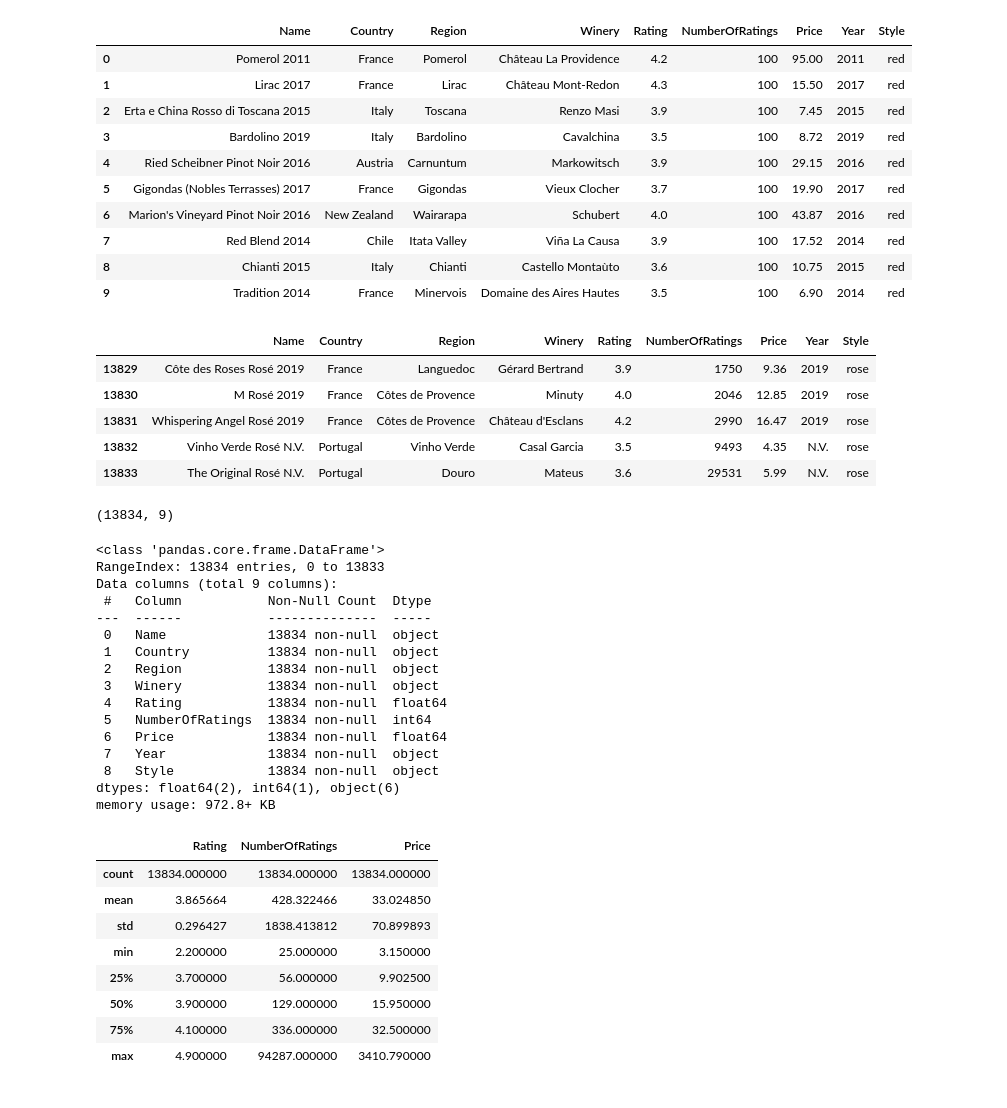
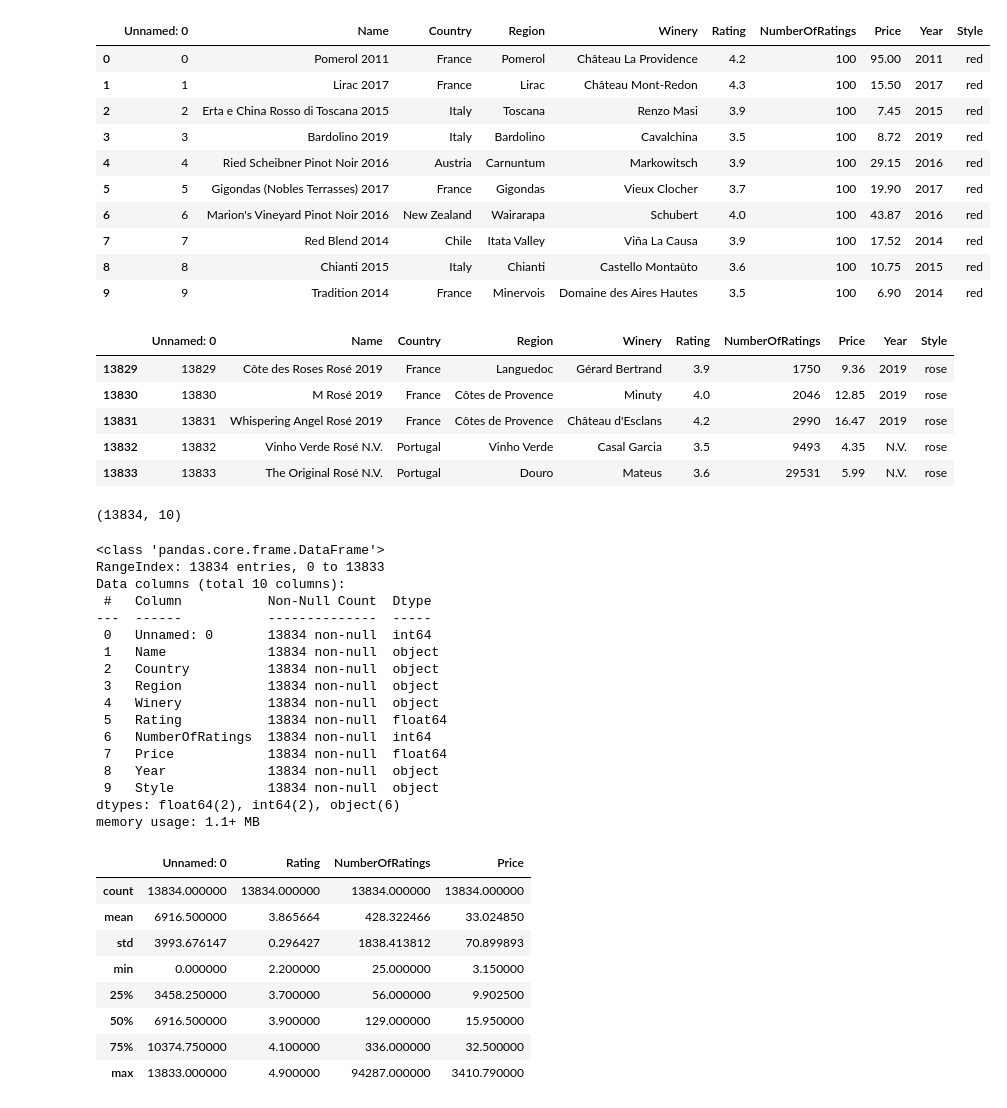
Before and after one commit to abd1bayev/My-Vivino, a Jupyter notebook: my_vivino.ipynb, the cells around one changed output. Drawn from its saved outputs; the diff is of its cells as text; code cells hidden in the pictures.

Commit message:
to csv 4 data

```diff
--- a/my_vivino.ipynb
+++ b/my_vivino.ipynb
@@ -18,61 +7,63 @@ wines =  pd.concat([redvino, white, sparkling, rosevino], ignore_index=True)
 # %%
+wines = pd.read_csv("Vivino_data.csv")
 wines.head(10)
 # %% [output]
-|  | Name | Country | Region | Winery | Rating | NumberOfRatings | Price | Year | Style |
-| 0 | Pomerol 2011 | France | Pomerol | Château La Providence | 4.2 | 100 | 95.00 | 2011 | red |
-| 1 | Lirac 2017 | France | Lirac | Château Mont-Redon | 4.3 | 100 | 15.50 | 2017 | red |
-| 2 | Erta e China Rosso di Toscana 2015 | Italy | Toscana | Renzo Masi | 3.9 | 100 | 7.45 | 2015 | red |
-| 3 | Bardolino 2019 | Italy | Bardolino | Cavalchina | 3.5 | 100 | 8.72 | 2019 | red |
-| 4 | Ried Scheibner Pinot Noir 2016 | Austria | Carnuntum | Markowitsch | 3.9 | 100 | 29.15 | 2016 | red |
-| 5 | Gigondas (Nobles Terrasses) 2017 | France | Gigondas | Vieux Clocher | 3.7 | 100 | 19.90 | 2017 | red |
-| 6 | Marion's Vineyard Pinot Noir 2016 | New Zealand | Wairarapa | Schubert | 4.0 | 100 | 43.87 | 2016 | red |
-| 7 | Red Blend 2014 | Chile | Itata Valley | Viña La Causa | 3.9 | 100 | 17.52 | 2014 | red |
-| 8 | Chianti 2015 | Italy | Chianti | Castello Montaùto | 3.6 | 100 | 10.75 | 2015 | red |
-| 9 | Tradition 2014 | France | Minervois | Domaine des Aires Hautes | 3.5 | 100 | 6.90 | 2014 | red |
+|  | Unnamed: 0 | Name | Country | Region | Winery | Rating | NumberOfRatings | Price | Year | Style |
+| 0 | 0 | Pomerol 2011 | France | Pomerol | Château La Providence | 4.2 | 100 | 95.00 | 2011 | red |
+| 1 | 1 | Lirac 2017 | France | Lirac | Château Mont-Redon | 4.3 | 100 | 15.50 | 2017 | red |
+| 2 | 2 | Erta e China Rosso di Toscana 2015 | Italy | Toscana | Renzo Masi | 3.9 | 100 | 7.45 | 2015 | red |
+| 3 | 3 | Bardolino 2019 | Italy | Bardolino | Cavalchina | 3.5 | 100 | 8.72 | 2019 | red |
+| 4 | 4 | Ried Scheibner Pinot Noir 2016 | Austria | Carnuntum | Markowitsch | 3.9 | 100 | 29.15 | 2016 | red |
+| 5 | 5 | Gigondas (Nobles Terrasses) 2017 | France | Gigondas | Vieux Clocher | 3.7 | 100 | 19.90 | 2017 | red |
+| 6 | 6 | Marion's Vineyard Pinot Noir 2016 | New Zealand | Wairarapa | Schubert | 4.0 | 100 | 43.87 | 2016 | red |
+| 7 | 7 | Red Blend 2014 | Chile | Itata Valley | Viña La Causa | 3.9 | 100 | 17.52 | 2014 | red |
+| 8 | 8 | Chianti 2015 | Italy | Chianti | Castello Montaùto | 3.6 | 100 | 10.75 | 2015 | red |
+| 9 | 9 | Tradition 2014 | France | Minervois | Domaine des Aires Hautes | 3.5 | 100 | 6.90 | 2014 | red |
 # %%
 wines.tail()
 # %% [output]
-|  | Name | Country | Region | Winery | Rating | NumberOfRatings | Price | Year | Style |
-| 13829 | Côte des Roses Rosé 2019 | France | Languedoc | Gérard Bertrand | 3.9 | 1750 | 9.36 | 2019 | rose |
-| 13830 | M Rosé 2019 | France | Côtes de Provence | Minuty | 4.0 | 2046 | 12.85 | 2019 | rose |
-| 13831 | Whispering Angel Rosé 2019 | France | Côtes de Provence | Château d'Esclans | 4.2 | 2990 | 16.47 | 2019 | rose |
-| 13832 | Vinho Verde Rosé N.V. | Portugal | Vinho Verde | Casal Garcia | 3.5 | 9493 | 4.35 | N.V. | rose |
-| 13833 | The Original Rosé N.V. | Portugal | Douro | Mateus | 3.6 | 29531 | 5.99 | N.V. | rose |
+|  | Unnamed: 0 | Name | Country | Region | Winery | Rating | NumberOfRatings | Price | Year | Style |
+| 13829 | 13829 | Côte des Roses Rosé 2019 | France | Languedoc | Gérard Bertrand | 3.9 | 1750 | 9.36 | 2019 | rose |
+| 13830 | 13830 | M Rosé 2019 | France | Côtes de Provence | Minuty | 4.0 | 2046 | 12.85 | 2019 | rose |
+| 13831 | 13831 | Whispering Angel Rosé 2019 | France | Côtes de Provence | Château d'Esclans | 4.2 | 2990 | 16.47 | 2019 | rose |
+| 13832 | 13832 | Vinho Verde Rosé N.V. | Portugal | Vinho Verde | Casal Garcia | 3.5 | 9493 | 4.35 | N.V. | rose |
+| 13833 | 13833 | The Original Rosé N.V. | Portugal | Douro | Mateus | 3.6 | 29531 | 5.99 | N.V. | rose |
 # %%
 wines.shape
 # %% [output]
-(13834, 9)
+(13834, 10)
 # %%
 wines.info()
 # %% [output]
 <class 'pandas.core.frame.DataFrame'>
 RangeIndex: 13834 entries, 0 to 13833
-Data columns (total 9 columns):
+Data columns (total 10 columns):
  #   Column           Non-Null Count  Dtype
 ---  ------           --------------  -----
- 0   Name             13834 non-null  object
- 1   Country          13834 non-null  object
- 2   Region           13834 non-null  object
- 3   Winery           13834 non-null  object
- 4   Rating           13834 non-null  float64
- 5   NumberOfRatings  13834 non-null  int64
- 6   Price            13834 non-null  float64
- 7   Year             13834 non-null  object
- 8   Style            13834 non-null  object
-dtypes: float64(2), int64(1), object(6)
-memory usage: 972.8+ KB
+ 0   Unnamed: 0       13834 non-null  int64
+ 1   Name             13834 non-null  object
+ 2   Country          13834 non-null  object
+ 3   Region           13834 non-null  object
+ 4   Winery           13834 non-null  object
+ 5   Rating           13834 non-null  float64
+ 6   NumberOfRatings  13834 non-null  int64
+ 7   Price            13834 non-null  float64
+ 8   Year             13834 non-null  object
+ 9   Style            13834 non-null  object
+dtypes: float64(2), int64(2), object(6)
+memory usage: 1.1+ MB
 # %%
 wines.describe()
 # %% [output]
-|  | Rating | NumberOfRatings | Price |
-| count | 13834.000000 | 13834.000000 | 13834.000000 |
-| mean | 3.865664 | 428.322466 | 33.024850 |
-| std | 0.296427 | 1838.413812 | 70.899893 |
-| min | 2.200000 | 25.000000 | 3.150000 |
-| 25% | 3.700000 | 56.000000 | 9.902500 |
-| 50% | 3.900000 | 129.000000 | 15.950000 |
-| 75% | 4.100000 | 336.000000 | 32.500000 |
-| max | 4.900000 | 94287.000000 | 3410.790000 |
+|  | Unnamed: 0 | Rating | NumberOfRatings | Price |
+| count | 13834.000000 | 13834.000000 | 13834.000000 | 13834.000000 |
+| mean | 6916.500000 | 3.865664 | 428.322466 | 33.024850 |
+| std | 3993.676147 | 0.296427 | 1838.413812 | 70.899893 |
+| min | 0.000000 | 2.200000 | 25.000000 | 3.150000 |
+| 25% | 3458.250000 | 3.700000 | 56.000000 | 9.902500 |
+| 50% | 6916.500000 | 3.900000 | 129.000000 | 15.950000 |
+| 75% | 10374.750000 | 4.100000 | 336.000000 | 32.500000 |
+| max | 13833.000000 | 4.900000 | 94287.000000 | 3410.790000 |
 # %%
 wines.columns
 # %% [output]
```
Also changed, not shown: parts of 2 cells of this notebook, 7 other files.
